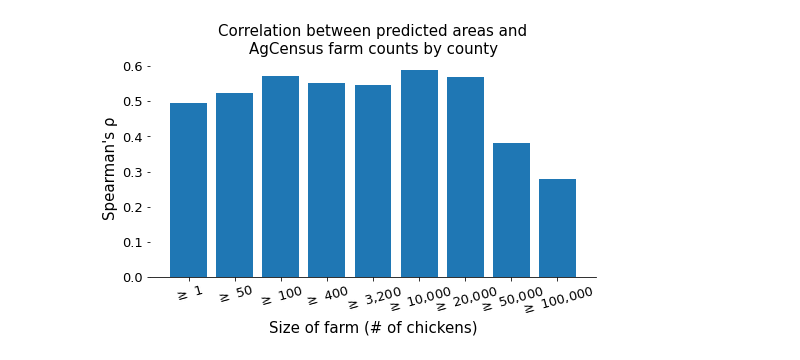
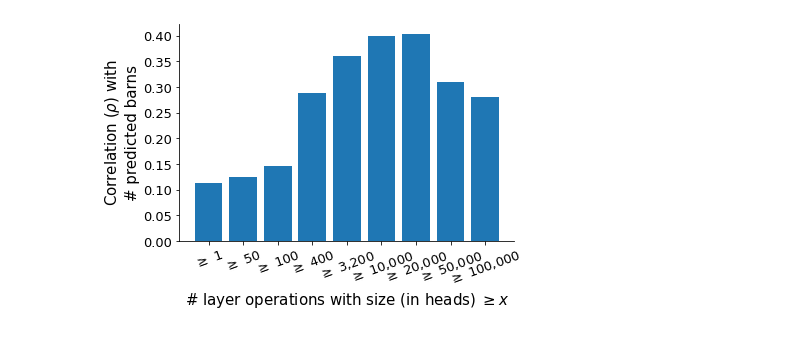
Before and after one commit to microsoft/poultry-cafos, a Jupyter notebook: notebooks/Figures - Correlation between our counts and AgCensus.ipynb, the cells around one changed output. Saved outputs shown, nothing was run; the diff lists cells and outputs as text; code cells hidden in the pictures.

```diff
--- a/notebooks/Figures - Correlation between our counts and AgCensus.ipynb
+++ b/notebooks/Figures - Correlation between our counts and AgCensus.ipynb
@@ -267,0 +270,19 @@ xs = [
+# %%
+xs = []
+ys = []
+ns = []
+
+for ci in cis:
+
+    y_pred = df["predicted_barns"].values
+    y_test = get_totals(ci)
+    mask = y_test > 0
+
+    ns.append(mask.sum())
+
+    rho, p = spearmanr(
+        y_pred[mask],
+        y_test[mask]
+    )
+    xs.append(ci)
+    ys.append(rho)
@@ -268,16 +345,27 @@ xs = [
 # %%
-plt.figure(figsize=(8,4))
-ax = plt.gca()
+xs = [
+    "$\geq$ 1",
+    "$\geq$ 50",
+    "$\geq$ 100",
+    "$\geq$ 400",
+    "$\geq$ 3,200",
+    "$\geq$ 10,000",
+    "$\geq$ 20,000",
+    "$\geq$ 50,000",
+    "$\geq$ 100,000"
+]
+
+fig, ax = plt.subplots(1,1,figsize=(6,4),facecolor="white")
 plt.bar(xs, ys)
-plt.xticks(rotation=15, fontsize=13)
+plt.xticks(rotation=20, fontsize=13)
 plt.yticks(fontsize=13)
-plt.ylabel("Spearman's ρ", fontsize=15)
-plt.xlabel("Size of farm (# of chickens)", fontsize=15)
-plt.title("Correlation between predicted areas and\nAgCensus farm counts by county", fontsize=15)
-ax.spines['right'].set_visible(False)
-ax.spines['top'].set_visible(False)
-ax.spines['left'].set_visible(False)
+plt.ylabel("Correlation ($\\rho$) with\n# predicted barns", fontsize=15)
+plt.xlabel("# layer operations with size (in heads) $\geq x$", fontsize=15)
+#plt.title("Correlation between predicted areas and\nCoA facility counts by county", fontsize=15)
+ax.spines.right.set_visible(False)
+ax.spines.top.set_visible(False)
+plt.savefig('agcensus-correlations_different_sizes.jpg', dpi=300, bbox_inches='tight')
 plt.show()
 plt.close()
 # %% [output]
-[figure, old version]
+[figure, new version]
```
Also changed, not shown: parts of 33 cells of this notebook.
